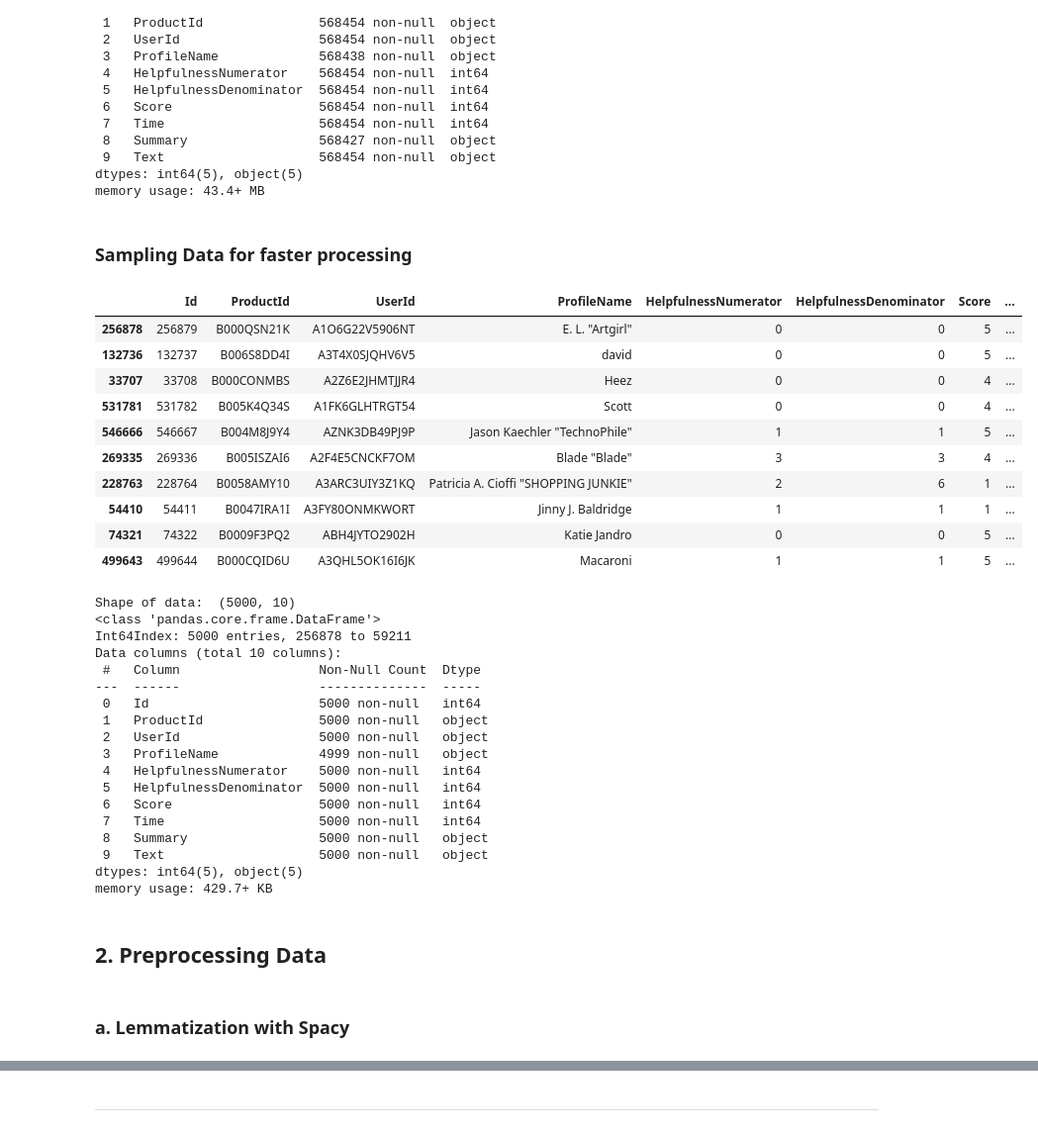
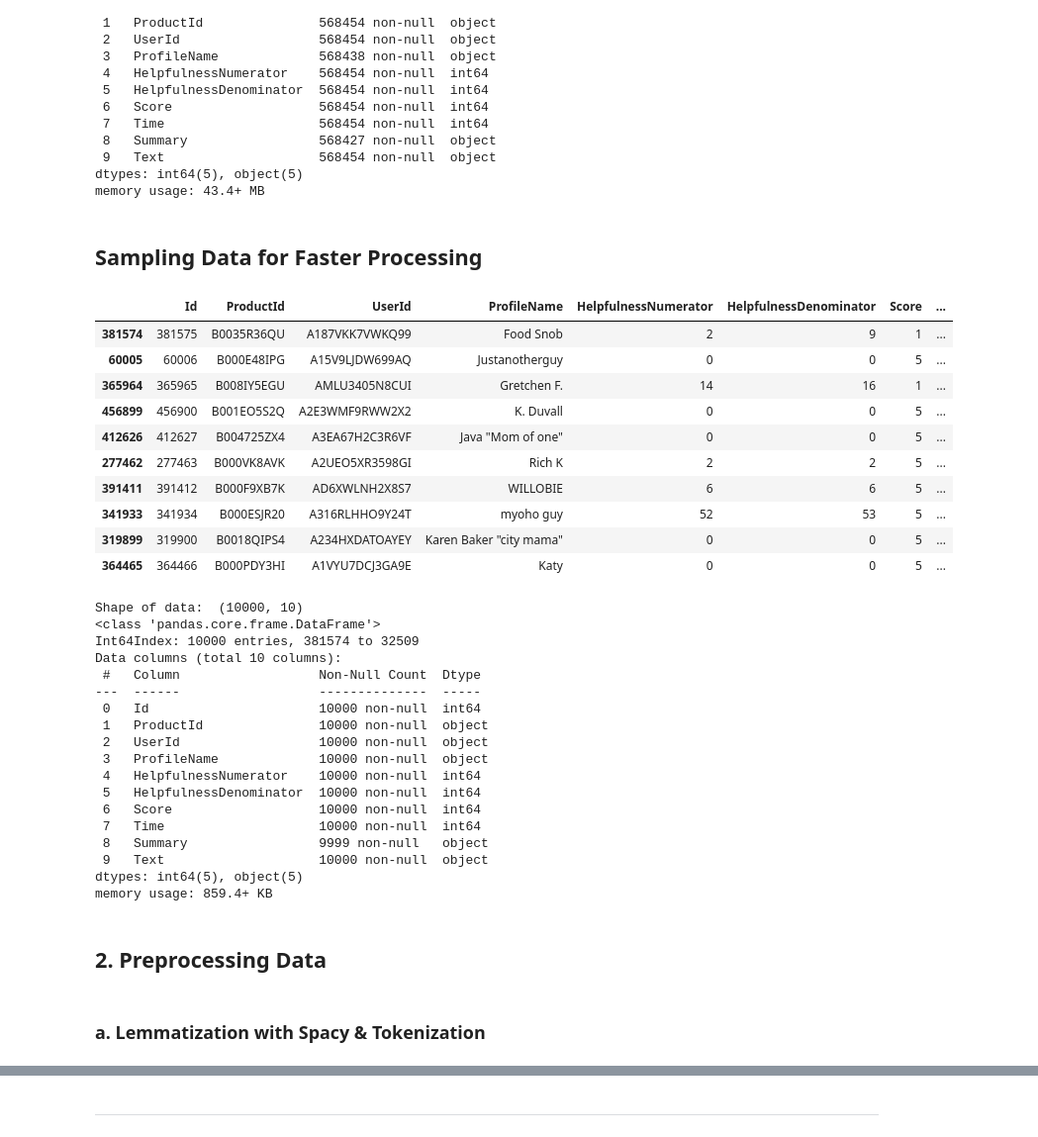
Before and after one commit to aadi1011/NLP-Food-Reviews, a Jupyter notebook: LSTM_Model.ipynb, the cells around one changed output, grey strips where cells are left out. Shown at 99% size. Saved outputs shown, nothing was run; the diff lists cells and outputs as text; code cells hidden in the pictures.

```diff
--- a/LSTM_Model.ipynb
+++ b/LSTM_Model.ipynb
@@ -69,7 +92,7 @@ warnings.filterwarnings('ignore')
 # %% [markdown]
 ## 1. Loading The Dataset
 # %%
-data = pd.read_csv("/content/drive/MyDrive/NLP Datasets/Reviews.csv")
+data = pd.read_csv("Reviews.csv")
 data.head(5)
 # %% [output]
 |  | Id | ProductId | UserId | ProfileName | HelpfulnessNumerator | HelpfulnessDenominator | Score | ... |
@@ -101,46 +124,46 @@ Data columns (total 10 columns):
 dtypes: int64(5), object(5)
 memory usage: 43.4+ MB
 # %% [markdown]
-### Sampling Data for faster processing
+## Sampling Data for Faster Processing
 # %%
-# sampling data to get 5000 rows
-data = data.sample(n=5000)
+# sampling data to get 10000 rows
+data = data.sample(n=10000)
 data.head(10)
 # %% [output]
 |  | Id | ProductId | UserId | ProfileName | HelpfulnessNumerator | HelpfulnessDenominator | Score | ... |
-| 256878 | 256879 | B000QSN21K | A1O6G22V5906NT | E. L. "Artgirl" | 0 | 0 | 5 | ... |
-| 132736 | 132737 | B006S8DD4I | A3T4X0SJQHV6V5 | david | 0 | 0 | 5 | ... |
-| 33707 | 33708 | B000CONMBS | A2Z6E2JHMTJJR4 | Heez | 0 | 0 | 4 | ... |
-| 531781 | 531782 | B005K4Q34S | A1FK6GLHTRGT54 | Scott | 0 | 0 | 4 | ... |
-| 546666 | 546667 | B004M8J9Y4 | AZNK3DB49PJ9P | Jason Kaechler "TechnoPhile" | 1 | 1 | 5 | ... |
-| 269335 | 269336 | B005ISZAI6 | A2F4E5CNCKF7OM | Blade "Blade" | 3 | 3 | 4 | ... |
-| 228763 | 228764 | B0058AMY10 | A3ARC3UIY3Z1KQ | Patricia A. Cioffi "SHOPPING JUNKIE" | 2 | 6 | 1 | ... |
-| 54410 | 54411 | B0047IRA1I | A3FY80ONMKWORT | Jinny J. Baldridge | 1 | 1 | 1 | ... |
-| 74321 | 74322 | B0009F3PQ2 | ABH4JYTO2902H | Katie Jandro | 0 | 0 | 5 | ... |
-| 499643 | 499644 | B000CQID6U | A3QHL5OK16I6JK | Macaroni | 1 | 1 | 5 | ... |
+| 381574 | 381575 | B0035R36QU | A187VKK7VWKQ99 | Food Snob | 2 | 9 | 1 | ... |
+| 60005 | 60006 | B000E48IPG | A15V9LJDW699AQ | Justanotherguy | 0 | 0 | 5 | ... |
+| 365964 | 365965 | B008IY5EGU | AMLU3405N8CUI | Gretchen F. | 14 | 16 | 1 | ... |
+| 456899 | 456900 | B001EO5S2Q | A2E3WMF9RWW2X2 | K. Duvall | 0 | 0 | 5 | ... |
+| 412626 | 412627 | B004725ZX4 | A3EA67H2C3R6VF | Java "Mom of one" | 0 | 0 | 5 | ... |
+| 277462 | 277463 | B000VK8AVK | A2UEO5XR3598GI | Rich K | 2 | 2 | 5 | ... |
+| 391411 | 391412 | B000F9XB7K | AD6XWLNH2X8S7 | WILLOBIE | 6 | 6 | 5 | ... |
+| 341933 | 341934 | B000ESJR20 | A316RLHHO9Y24T | myoho guy | 52 | 53 | 5 | ... |
+| 319899 | 319900 | B0018QIPS4 | A234HXDATOAYEY | Karen Baker "city mama" | 0 | 0 | 5 | ... |
+| 364465 | 364466 | B000PDY3HI | A1VYU7DCJ3GA9E | Katy | 0 | 0 | 5 | ... |
 # %%
 print("Shape of data: ",data.shape)
 data.info()
 # %% [output]
-Shape of data:  (5000, 10)
+Shape of data:  (10000, 10)
 <class 'pandas.core.frame.DataFrame'>
-Int64Index: 5000 entries, 256878 to 59211
+Int64Index: 10000 entries, 381574 to 32509
 Data columns (total 10 columns):
  #   Column                  Non-Null Count  Dtype
 ---  ------                  --------------  -----
- 0   Id                      5000 non-null   int64
- 1   ProductId               5000 non-null   object
- 2   UserId                  5000 non-null   object
- 3   ProfileName             4999 non-null   object
- 4   HelpfulnessNumerator    5000 non-null   int64
- 5   HelpfulnessDenominator  5000 non-null   int64
- 6   Score                   5000 non-null   int64
- 7   Time                    5000 non-null   int64
- 8   Summary                 5000 non-null   object
- 9   Text                    5000 non-null   object
+ 0   Id                      10000 non-null  int64
+ 1   ProductId               10000 non-null  object
+ 2   UserId                  10000 non-null  object
+ 3   ProfileName             10000 non-null  object
+ 4   HelpfulnessNumerator    10000 non-null  int64
+ 5   HelpfulnessDenominator  10000 non-null  int64
+ 6   Score                   10000 non-null  int64
+ 7   Time                    10000 non-null  int64
+ 8   Summary                 9999 non-null   object
+ 9   Text                    10000 non-null  object
 dtypes: int64(5), object(5)
-memory usage: 429.7+ KB
+memory usage: 859.4+ KB
 # %% [markdown]
 ## 2. Preprocessing Data
 # %% [markdown]
-### a. Lemmatization with Spacy
+### a. Lemmatization with Spacy & Tokenization
```
Also changed, not shown: parts of 71 cells of this notebook.
